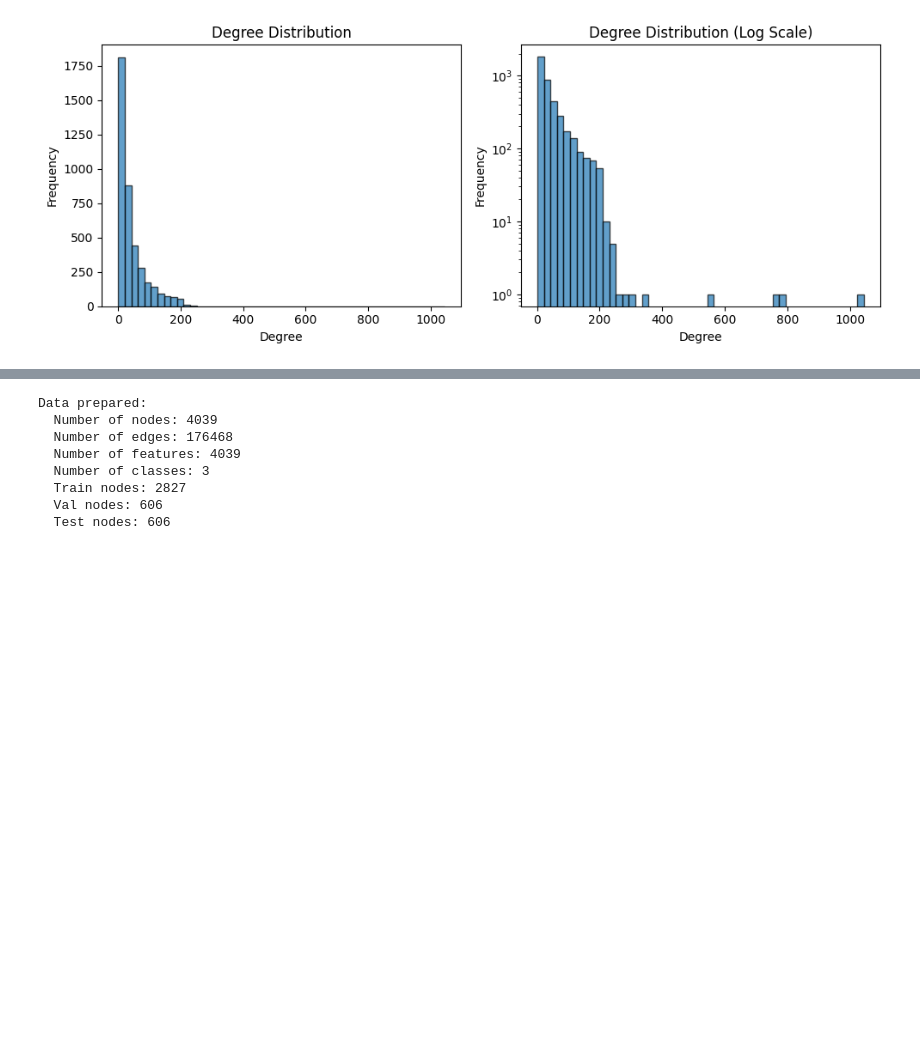
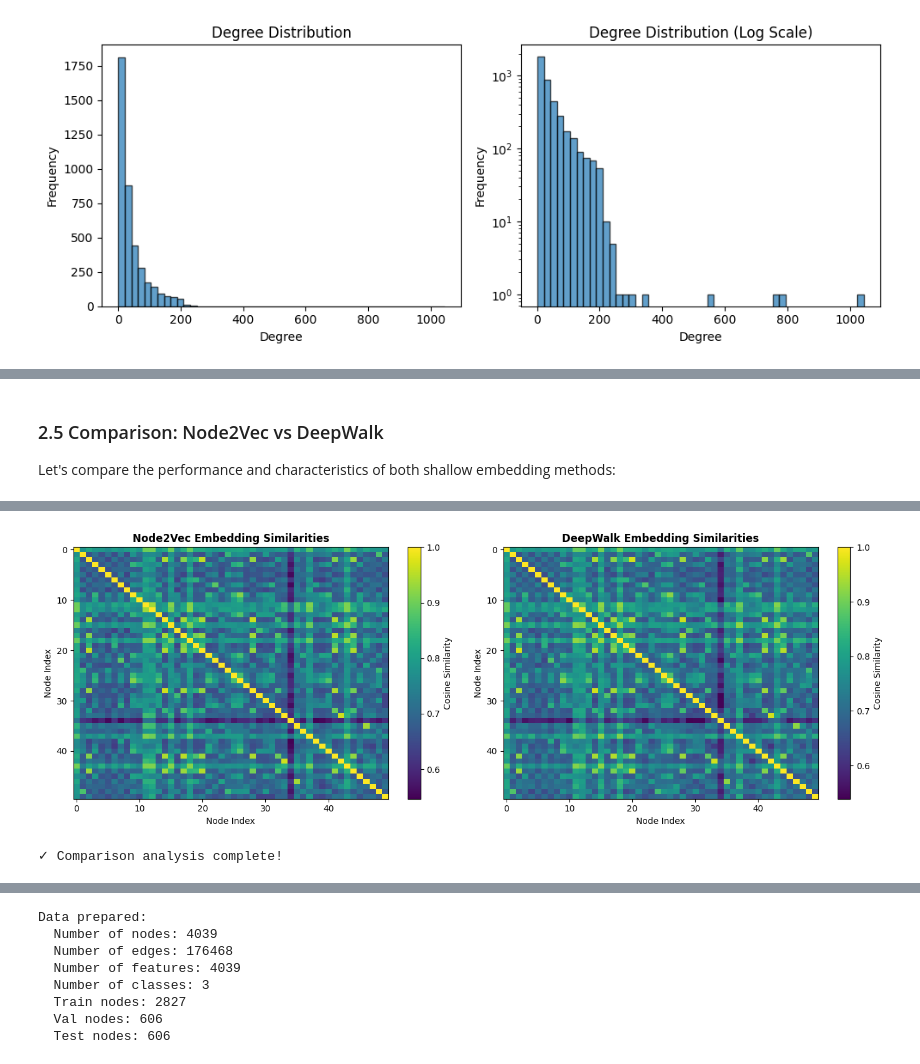
Before and after one commit to saracherif123/Graph-Community-Detection, a Jupyter notebook: GNNs.ipynb, the cells around one changed output, grey strips where cells are left out. Saved outputs shown, nothing was run; the diff lists cells and outputs as text; code cells hidden in the pictures; blank space fills up the shorter version.

```diff
--- a/GNNs.ipynb
+++ b/GNNs.ipynb
@@ -78,0 +537,76 @@ Min degree: 1
+# %% [markdown]
+### 2.5 Comparison: Node2Vec vs DeepWalk
+
+Let's compare the performance and characteristics of both shallow embedding methods:
+# %%
+# Compare Node2Vec and DeepWalk embeddings
+from sklearn.metrics.pairwise import cosine_similarity
+
+# Select a sample of nodes for comparison
+sample_nodes = list(G.nodes())[:100]
+sample_degrees = [G.degree(nid) for nid in sample_nodes]
+
+# Compute pairwise similarities
+node2vec_matrix_sample = np.array([node2vec_embeddings[nid] for nid in sample_nodes])
+deepwalk_matrix_sample = np.array([deepwalk_embeddings[nid] for nid in sample_nodes])
+
+# Compute average similarity to neighbors
+def compute_neighbor_similarity(embeddings_dict, graph, nodes):
+    """Compute average cosine similarity to neighbors"""
+    similarities = []
+    for node in nodes:
+        neighbors = list(graph.neighbors(node))
+        if len(neighbors) > 0:
+            node_emb = embeddings_dict[node]
+            neighbor_embs = np.array([embeddings_dict[n] for n in neighbors[:10]])  # Sample up to 10 neighbors
+            sims = cosine_similarity([node_emb], neighbor_embs)[0]
+            similarities.append(np.mean(sims))
+    return np.mean(similarities) if similarities else 0
+
+node2vec_neighbor_sim = compute_neighbor_similarity(node2vec_embeddings, G, sample_nodes)
+deepwalk_neighbor_sim = compute_neighbor_similarity(deepwalk_embeddings, G, sample_nodes)
+
+# Create comparison table
+comparison_data = {
+    'Method': ['DeepWalk', 'Node2Vec (Balanced)', 'Node2Vec (BFS-like)', 'Node2Vec (DFS-like)'],
+    'Parameters': ['p=1, q=1', 'p=1, q=1', 'p=0.5, q=2.0', 'p=2.0, q=0.5'],
+    'Walk Strategy': ['Uniform', 'Uniform', 'Local exploration', 'Distant exploration'],
+    'Focus': ['Homophily', 'Homophily', 'Local structure', 'Structural roles']
+}
+
+import pandas as pd
+comparison_df = pd.DataFrame(comparison_data)
+print("\nComparison of Shallow Embedding Methods:")
+print("=" * 70)
+print(comparison_df.to_string(index=False))
+print("=" * 70)
+
+print(f"\nNeighbor Similarity (higher = more homophily):")
+print(f"  DeepWalk: {deepwalk_neighbor_sim:.4f}")
+print(f"  Node2Vec (Balanced): {node2vec_neighbor_sim:.4f}")
+
+# Visualize embedding space similarity
+fig, axes = plt.subplots(1, 2, figsize=(14, 5))
+
+# Compute similarity matrices
+sim_node2vec = cosine_similarity(node2vec_matrix_sample[:50])
+sim_deepwalk = cosine_similarity(deepwalk_matrix_sample[:50])
+
+# Plot similarity heatmaps
+im1 = axes[0].imshow(sim_node2vec, cmap='viridis', aspect='auto')
+axes[0].set_title('Node2Vec Embedding Similarities', fontsize=12, fontweight='bold')
+axes[0].set_xlabel('Node Index')
+axes[0].set_ylabel('Node Index')
+plt.colorbar(im1, ax=axes[0], label='Cosine Similarity')
+
+im2 = axes[1].imshow(sim_deepwalk, cmap='viridis', aspect='auto')
+axes[1].set_title('DeepWalk Embedding Similarities', fontsize=12, fontweight='bold')
+axes[1].set_xlabel('Node Index')
+axes[1].set_ylabel('Node Index')
+plt.colorbar(im2, ax=axes[1], label='Cosine Similarity')
+
+plt.tight_layout()
+plt.show()
+
+print("\n✓ Comparison analysis complete!")
+# %% [output]
@@ -78,0 +625,2 @@ Min degree: 1
+[figure, added]
+✓ Comparison analysis complete!
```
Also changed, not shown: parts of 41 cells of this notebook, 1 other file.
